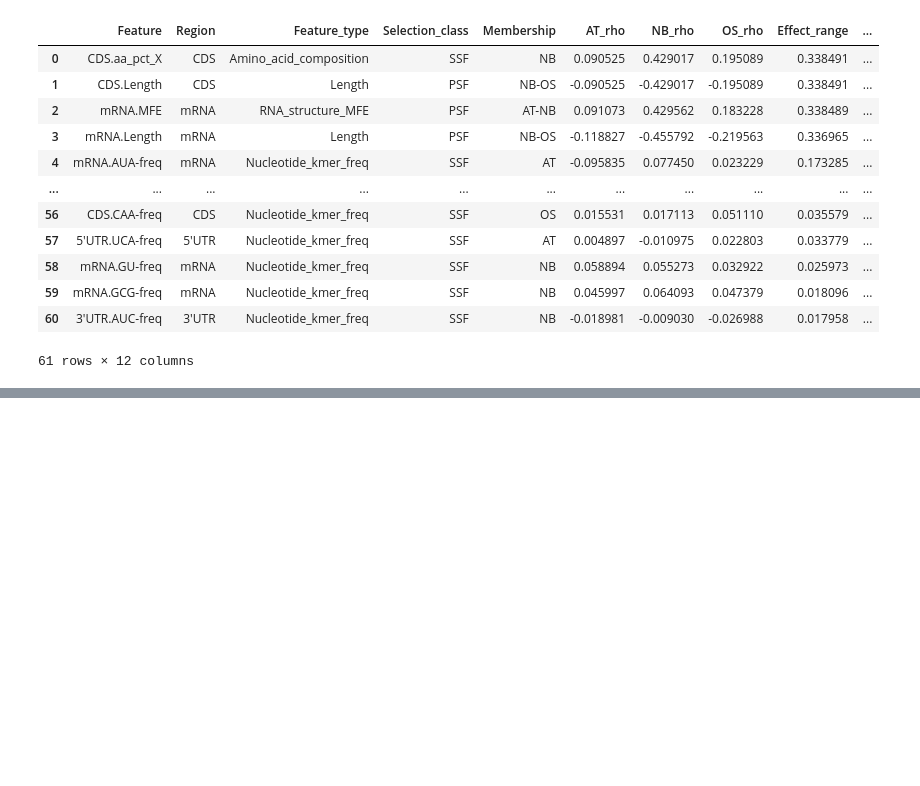
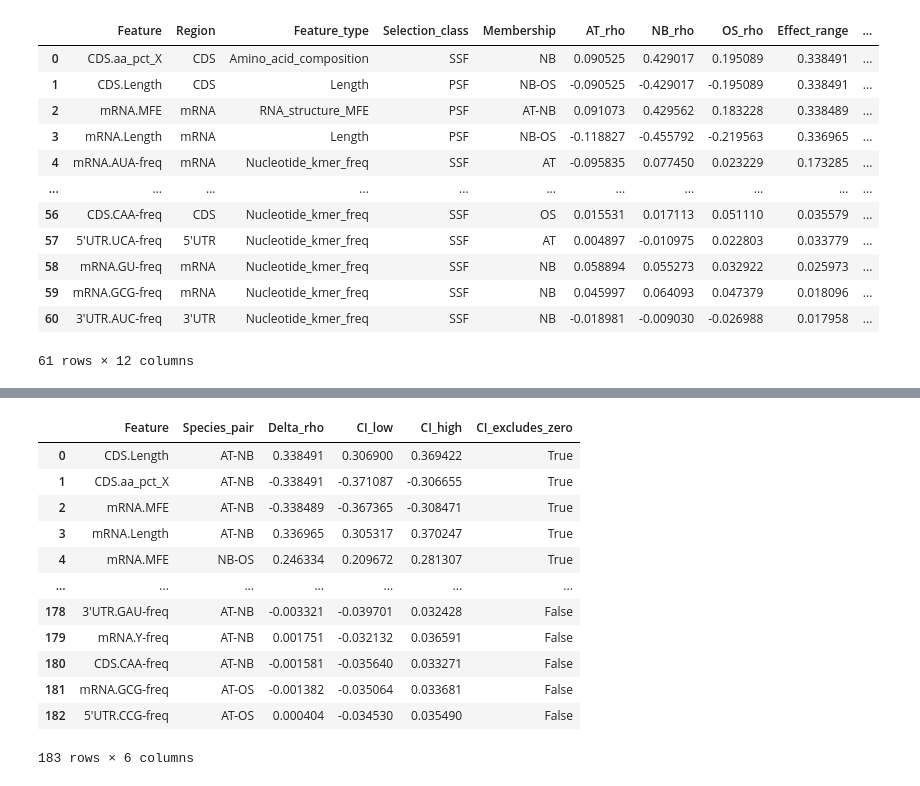
Before and after one commit to ih-11/regression, a Jupyter notebook: notebooks/notebook5.ipynb, the cells around one changed output, grey strips where cells are left out. Drawn from its saved outputs; the diff is of its cells as text; code cells hidden in the pictures; blank space fills up the shorter version.

```diff
--- a/notebooks/notebook5.ipynb
+++ b/notebooks/notebook5.ipynb
@@ -1195,0 +1150,61 @@ display(pr_difference_df.sort_values("P_adj"))
+# %%
+# ============================================
+# 10. Bootstrap cross-species PR-effect differences
+# ============================================
+
+N_BOOT = 2000
+rng = np.random.default_rng(42)
+rows = []
+
+for feature in candidate_features:
+    boot = {}
+
+    for sp in SPECIES_ORDER:
+        d = candidate_master_df.loc[
+            candidate_master_df["Species"].eq(sp), [feature, "observed_raw"]
+        ].dropna().to_numpy()
+
+        n = len(d)
+        boot[sp] = np.array([
+            safe_spearmanr(*d[rng.integers(0, n, n)].T)[0]
+            for _ in range(N_BOOT)
+        ])
+
+    for s1, s2 in combinations(SPECIES_ORDER, 2):
+        delta = boot[s1] - boot[s2]
+        observed = (
+            pr_effect_df.set_index("Feature").loc[feature, f"{s1}_rho"]
+            - pr_effect_df.set_index("Feature").loc[feature, f"{s2}_rho"]
+        )
+
+        rows.append({
+            "Feature": feature, "Species_pair": f"{s1}-{s2}",
+            "Delta_rho": observed,
+            "CI_low": np.nanquantile(delta, 0.025),
+            "CI_high": np.nanquantile(delta, 0.975),
+        })
+
+pr_difference_df = pd.DataFrame(rows)
+pr_difference_df["CI_excludes_zero"] = (
+    (pr_difference_df["CI_low"] > 0) | (pr_difference_df["CI_high"] < 0)
+)
+
+display(
+    pr_difference_df
+    .sort_values("Delta_rho", key=abs, ascending=False)
+    .reset_index(drop=True)
+)
+# %% [output]
+|  | Feature | Species_pair | Delta_rho | CI_low | CI_high | CI_excludes_zero |
+| 0 | CDS.Length | AT-NB | 0.338491 | 0.306900 | 0.369422 | True |
+| 1 | CDS.aa_pct_X | AT-NB | -0.338491 | -0.371087 | -0.306655 | True |
+| 2 | mRNA.MFE | AT-NB | -0.338489 | -0.367365 | -0.308471 | True |
+| 3 | mRNA.Length | AT-NB | 0.336965 | 0.305317 | 0.370247 | True |
+| 4 | mRNA.MFE | NB-OS | 0.246334 | 0.209672 | 0.281307 | True |
+| ... | ... | ... | ... | ... | ... | ... |
+| 178 | 3'UTR.GAU-freq | AT-NB | -0.003321 | -0.039701 | 0.032428 | False |
+| 179 | mRNA.Y-freq | AT-NB | 0.001751 | -0.032132 | 0.036591 | False |
+| 180 | CDS.CAA-freq | AT-NB | -0.001581 | -0.035640 | 0.033271 | False |
+| 181 | mRNA.GCG-freq | AT-OS | -0.001382 | -0.035064 | 0.033681 | False |
+| 182 | 5'UTR.CCG-freq | AT-OS | 0.000404 | -0.034530 | 0.035490 | False |
+183 rows × 6 columns
```
Also changed, not shown: parts of 3 cells of this notebook.
